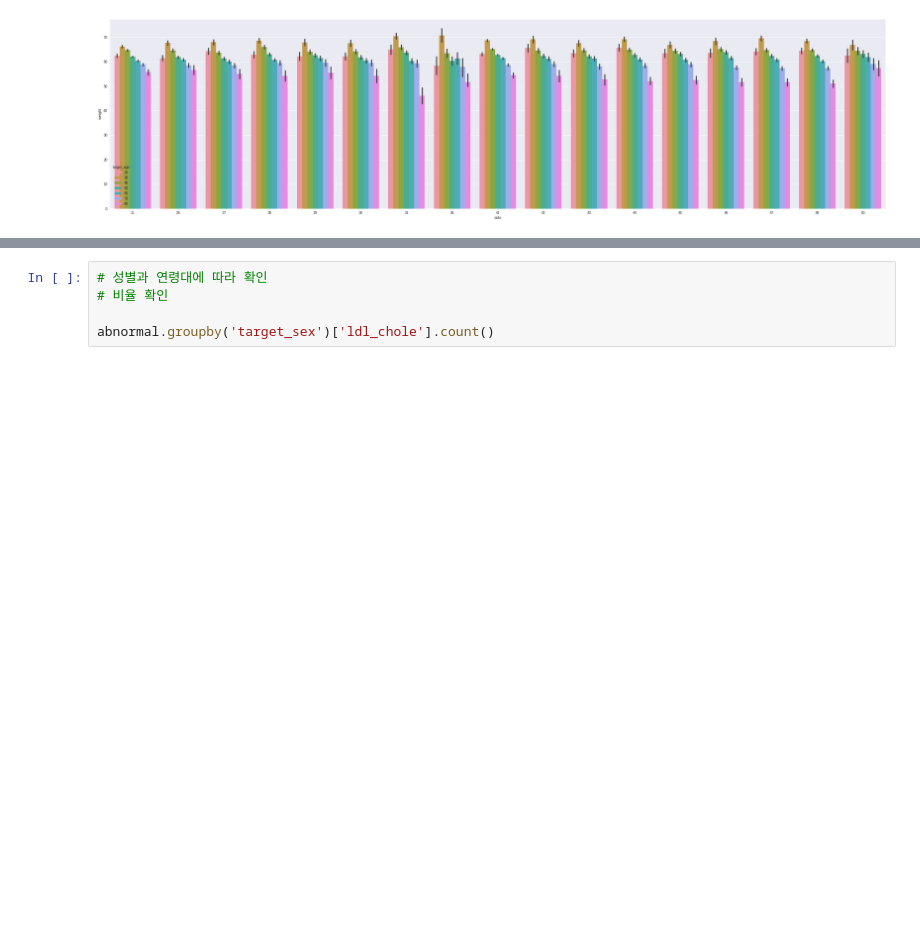
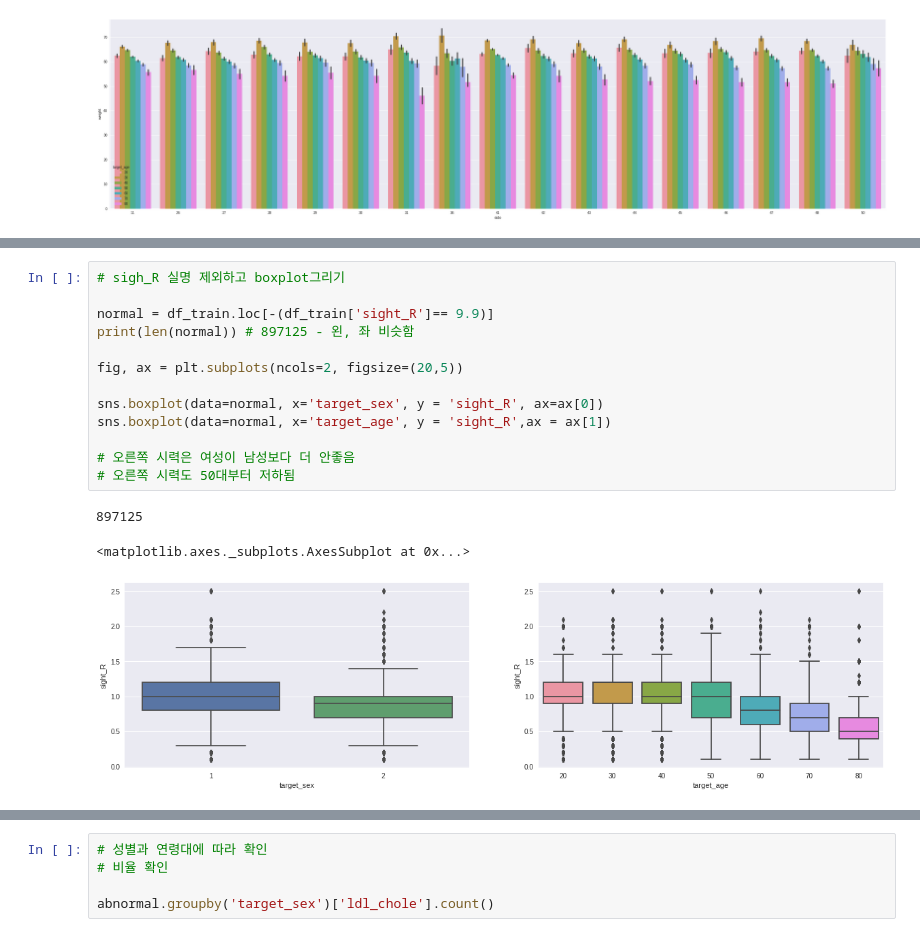
Before and after one commit to GayeonKimm/DS, a Jupyter notebook: 220603_medical_EDA.ipynb, the cells around one changed output, grey strips where cells are left out. Saved outputs shown, nothing was run; the diff lists cells and outputs as text; blank space fills up the shorter version.

```diff
--- a/220603_medical_EDA.ipynb
+++ b/220603_medical_EDA.ipynb
@@ -368,0 +335,17 @@ print(len(abnormal))
+# %%
+# sigh_R 실명 제외하고 boxplot그리기
+
+normal = df_train.loc[-(df_train['sight_R']== 9.9)]
+print(len(normal)) # 897125 - 왼, 좌 비슷함
+
+fig, ax = plt.subplots(ncols=2, figsize=(20,5))
+
+sns.boxplot(data=normal, x='target_sex', y = 'sight_R', ax=ax[0])
+sns.boxplot(data=normal, x='target_age', y = 'sight_R',ax = ax[1])
+
+# 오른쪽 시력은 여성이 남성보다 더 안좋음
+# 오른쪽 시력도 50대부터 저하됨
+# %% [output]
+897125
+<matplotlib.axes._subplots.AxesSubplot at 0x...>
+[figure, added]
```
Also changed, not shown: parts of 57 cells of this notebook.
